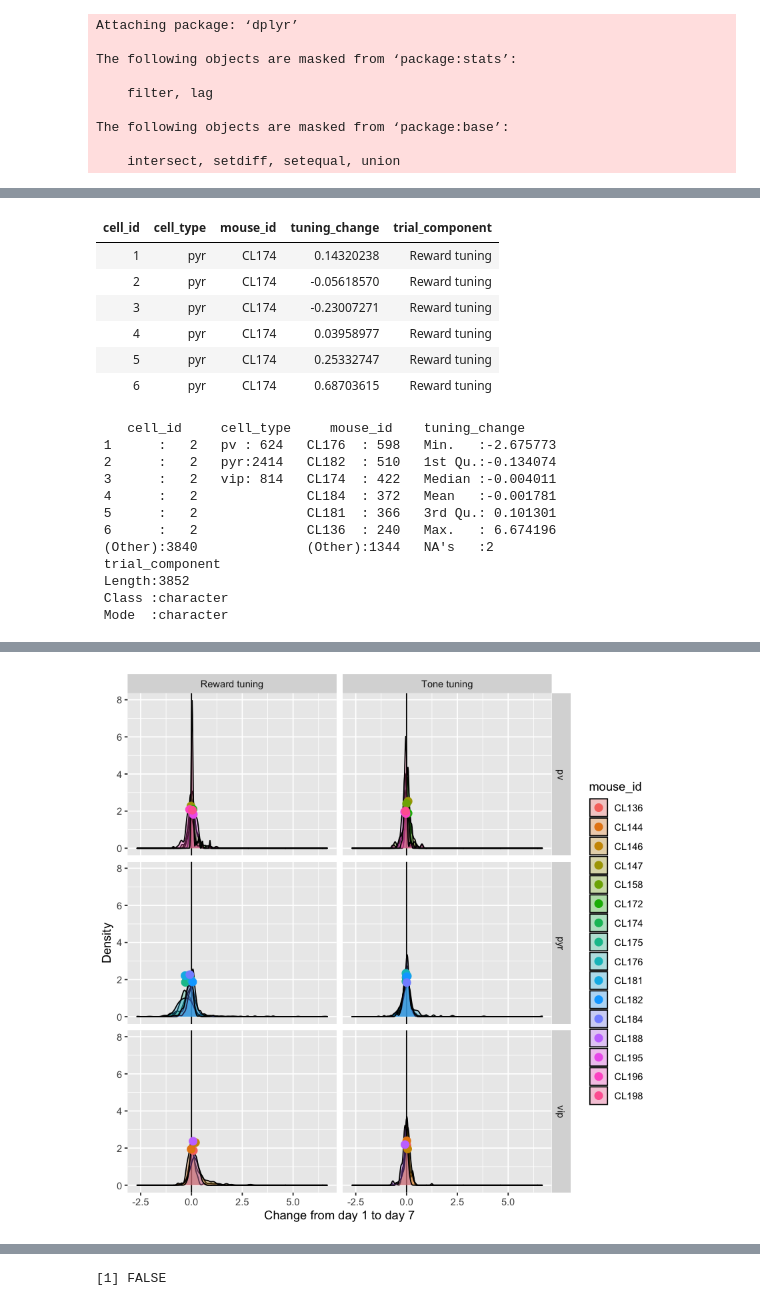
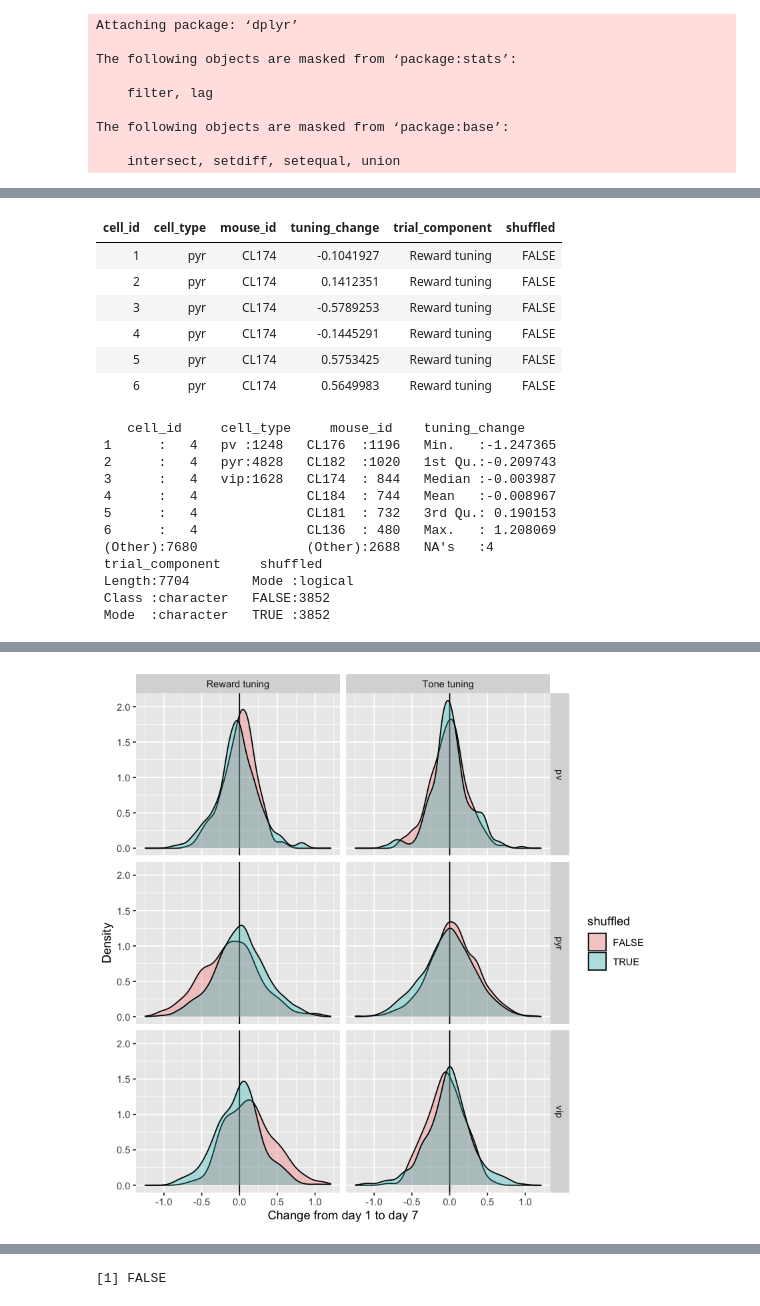
Before and after one commit to nauralcodinglab/interneuron-reward, a Jupyter notebook: notebooks/multi_mouse_test.ipynb, the cells around one changed output, grey strips where cells are left out. Drawn from its saved outputs; the diff is of its cells as text; code cells hidden in the pictures.

```diff
--- a/notebooks/multi_mouse_test.ipynb
+++ b/notebooks/multi_mouse_test.ipynb
@@ -70,7 +73,7 @@ per_mouse_similarity
 # %%
 difference_dfs <- list()
 
-for (response_variable in c('reward', 'tone...delay')) {
+for (response_variable in c('reward', 'tone...delay', 'reward.shuf', 'tone...delay.shuf')) {
     difference <- (
         similarity[, c('day', 'cell_id', 'cell_type', 'mouse_id', response_variable)]
         %>% spread(day, response_variable)
@@ -82,45 +85,51 @@ for (response_variable in c('reward', 'tone...delay')) {
 }
 # %%
 difference_dfs[['reward']][, 'trial_component'] <- 'Reward tuning'
+difference_dfs[['reward']][, 'shuffled'] <- FALSE
+difference_dfs[['reward.shuf']][, 'trial_component'] <- 'Reward tuning'
+difference_dfs[['reward.shuf']][, 'shuffled'] <- TRUE
 difference_dfs[['tone...delay']][, 'trial_component'] <- 'Tone tuning'
+difference_dfs[['tone...delay']][, 'shuffled'] <- FALSE
+difference_dfs[['tone...delay.shuf']][, 'trial_component'] <- 'Tone tuning'
+difference_dfs[['tone...delay.shuf']][, 'shuffled'] <- TRUE
 
-difference <- rbind(difference_dfs[['reward']], difference_dfs[['tone...delay']])
+
+difference <- rbind(
+    difference_dfs[['reward']],
+    difference_dfs[['tone...delay']],
+    difference_dfs[['reward.shuf']],
+    difference_dfs[['tone...delay.shuf']]
+)
 head(difference)
 # %% [output]
-| cell_id | cell_type | mouse_id | tuning_change | trial_component |
-| 1 | pyr | CL174 | 0.14320238 | Reward tuning |
-| 2 | pyr | CL174 | -0.05618570 | Reward tuning |
-| 3 | pyr | CL174 | -0.23007271 | Reward tuning |
-| 4 | pyr | CL174 | 0.03958977 | Reward tuning |
-| 5 | pyr | CL174 | 0.25332747 | Reward tuning |
-| 6 | pyr | CL174 | 0.68703615 | Reward tuning |
+| cell_id | cell_type | mouse_id | tuning_change | trial_component | shuffled |
+| 1 | pyr | CL174 | -0.1041927 | Reward tuning | FALSE |
+| 2 | pyr | CL174 | 0.1412351 | Reward tuning | FALSE |
+| 3 | pyr | CL174 | -0.5789253 | Reward tuning | FALSE |
+| 4 | pyr | CL174 | -0.1445291 | Reward tuning | FALSE |
+| 5 | pyr | CL174 | 0.5753425 | Reward tuning | FALSE |
+| 6 | pyr | CL174 | 0.5649983 | Reward tuning | FALSE |
 # %%
 summary(difference)
 # %% [output]
     cell_id     cell_type     mouse_id    tuning_change
- 1      :   2   pv : 624   CL176  : 598   Min.   :-2.675773
- 2      :   2   pyr:2414   CL182  : 510   1st Qu.:-0.134074
- 3      :   2   vip: 814   CL174  : 422   Median :-0.004011
- 4      :   2              CL184  : 372   Mean   :-0.001781
- 5      :   2              CL181  : 366   3rd Qu.: 0.101301
- 6      :   2              CL136  : 240   Max.   : 6.674196
- (Other):3840              (Other):1344   NA's   :2
- trial_component
- Length:3852
- Class :character
- Mode  :character
+ 1      :   4   pv :1248   CL176  :1196   Min.   :-1.247365
+ 2      :   4   pyr:4828   CL182  :1020   1st Qu.:-0.209743
+ 3      :   4   vip:1628   CL174  : 844   Median :-0.003987
+ 4      :   4              CL184  : 744   Mean   :-0.008967
+ 5      :   4              CL181  : 732   3rd Qu.: 0.190153
+ 6      :   4              CL136  : 480   Max.   : 1.208069
+ (Other):7680              (Other):2688   NA's   :4
+ trial_component     shuffled
+ Length:7704        Mode :logical
+ Class :character   FALSE:3852
+ Mode  :character   TRUE :3852
 # %%
 per_mouse_similarity_change <- (
-    ggplot(cbind(difference, data.frame(y=rep(2.2, nrow(difference)))), aes(x=tuning_change, fill=mouse_id))
+    ggplot(difference, aes(x=tuning_change, fill=shuffled))
     + facet_grid(rows=vars(cell_type), cols=vars(trial_component))
     + geom_vline(xintercept=0)
     + geom_density(alpha=0.3)
-    + stat_summary(
-        aes(y=y, color=mouse_id),
-        fun=median, fun.min=median, fun.max=median,
-        geom='point', position='jitter', size=3,
-        orientation='y'
-    )
     + labs(y='Density', x='Change from day 1 to day 7')
 )
 
@@ -136 +143 @@ Warning message:
-[figure, old version]
+[figure, new version]
```
Also changed, not shown: parts of 5 cells of this notebook, 1 other file.
